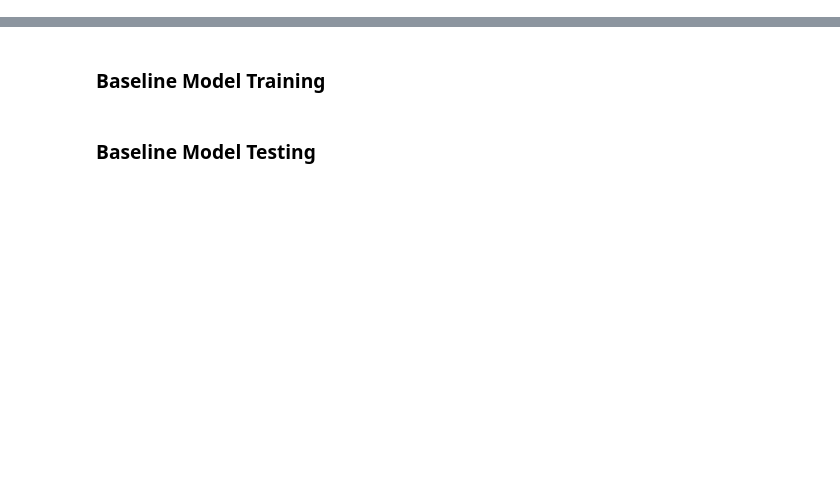
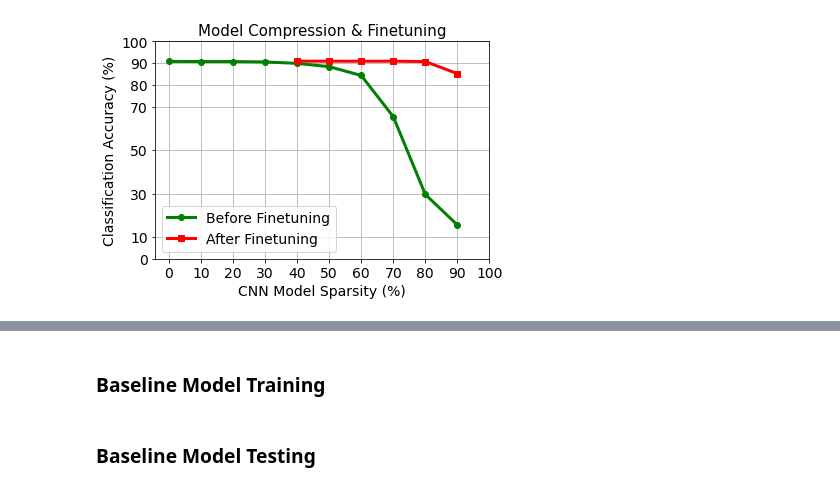
Before and after one commit to baina23/Robust-AMC, a Jupyter notebook: CNN_main.ipynb, the cells around one changed output, grey strips where cells are left out. Cells and saved outputs as stored; diff of their text form; code cells hidden in the pictures; blank space fills up the shorter version.

```diff
--- a/CNN_main.ipynb
+++ b/CNN_main.ipynb
@@ -48,10 +97,10 @@ snrs, mods, X, labels = process_data(filename)
 # %%
 curr_model = "CNN"
 
-#subsample = 1
-subsample = 2
+subsample = 1
+# subsample = 2
 # subsample = 4
-#subsample = 8
+# subsample = 8
 # %%
 x_train0, x_test0, y_train, y_test, test_labels, test_idx = train_test_split(X, labels, mods, NN = curr_model)
 
@@ -85,6 +184,11 @@ if curr_model == "CNN" :
         model = CNN(input_size = 16).to(device = device)
         model_checkpoint = "CNN_base_sub18.pt"
 
+if curr_model == "NEW_CNN" :
+    batch_size = 256
+    model = NEW_CNN(input_size = 128).to(device)
+    model_checkpoint = "NEW_CNN_base.pt"
+
 num_epochs = 100
 criterion  = nn.CrossEntropyLoss()
 optimizer  = optim.Adam(model.parameters(), lr = 0.001)
@@ -98,0 +205,14 @@ TestLoader  = DataLoader(test_dataset,  batch_size = batch_size,
+# %%
+def prune_by_percentage(layer, q = 80.0):
+    # Convert the weight of "layer" to numpy array
+    np_weight = layer.weight.detach().cpu().numpy()
+    # Compute the q-th percentile of the abs of the converted array
+    weight_abs = np.absolute(np_weight)
+    qth_percentile = np.percentile(weight_abs, q)
+    # Generate a binary mask same shape as weight to decide which element to prune
+    binary_mask = weight_abs > qth_percentile
+    # Convert mask to torch tensor and put on GPU
+    mask_tensor = torch.from_numpy(binary_mask).float().to(device)
+    # Multiply the weight by mask to perform pruning
+    layer.weight.data = layer.weight.data * mask_tensor
+    return None
@@ -98,0 +287,17 @@ TestLoader  = DataLoader(test_dataset,  batch_size = batch_size,
+# %%
+figure, axis = plt.subplots()
+x_pruned = np.linspace(0.0, 90.0, num = 10).astype(int)
+x_finetuned = np.linspace(40.0, 90.0, num = 6).astype(int)
+axis.plot(x_pruned, 100 * pruned_acc, "g-o", label = "Before Finetuning", linewidth = 3)
+axis.plot(x_finetuned, 100 * finetuned_acc, "r-s", label = "After Finetuning", linewidth = 3)
+axis.set_xlabel("CNN Model Sparsity (%)", fontsize = 14)
+axis.set_ylabel("Classification Accuracy (%)", fontsize = 14)
+axis.set_title("Model Compression & Finetuning", fontsize = 15)
+axis.grid()
+figure.set_size_inches(6, 4)
+plt.xticks(np.linspace(0, 100, num = 11).astype(int), fontsize = 14)
+plt.yticks(np.array([0, 10, 30, 50, 70, 80, 90, 100]), fontsize = 14)
+plt.legend(loc = "lower left", fontsize = 14)
+plt.show()
+# %% [output]
+[figure, added]
```
Also changed, not shown: parts of 44 cells of this notebook.
